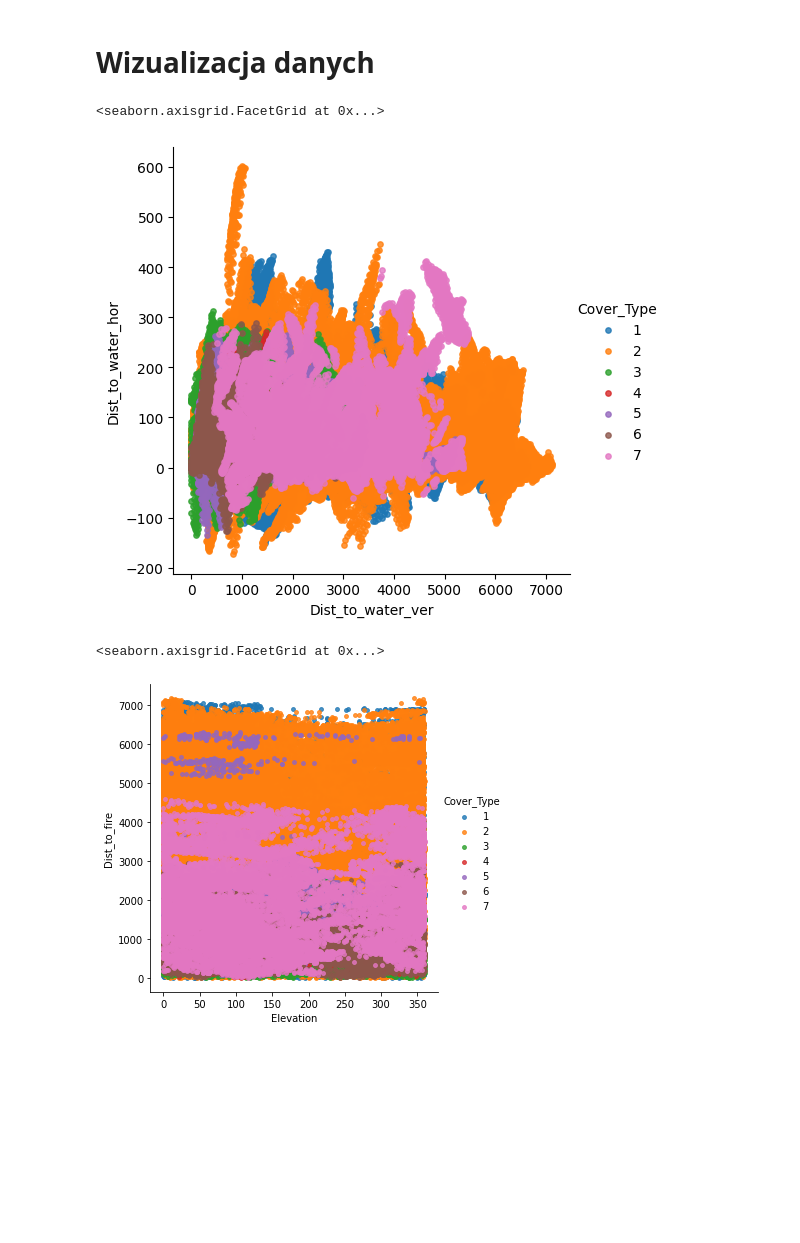
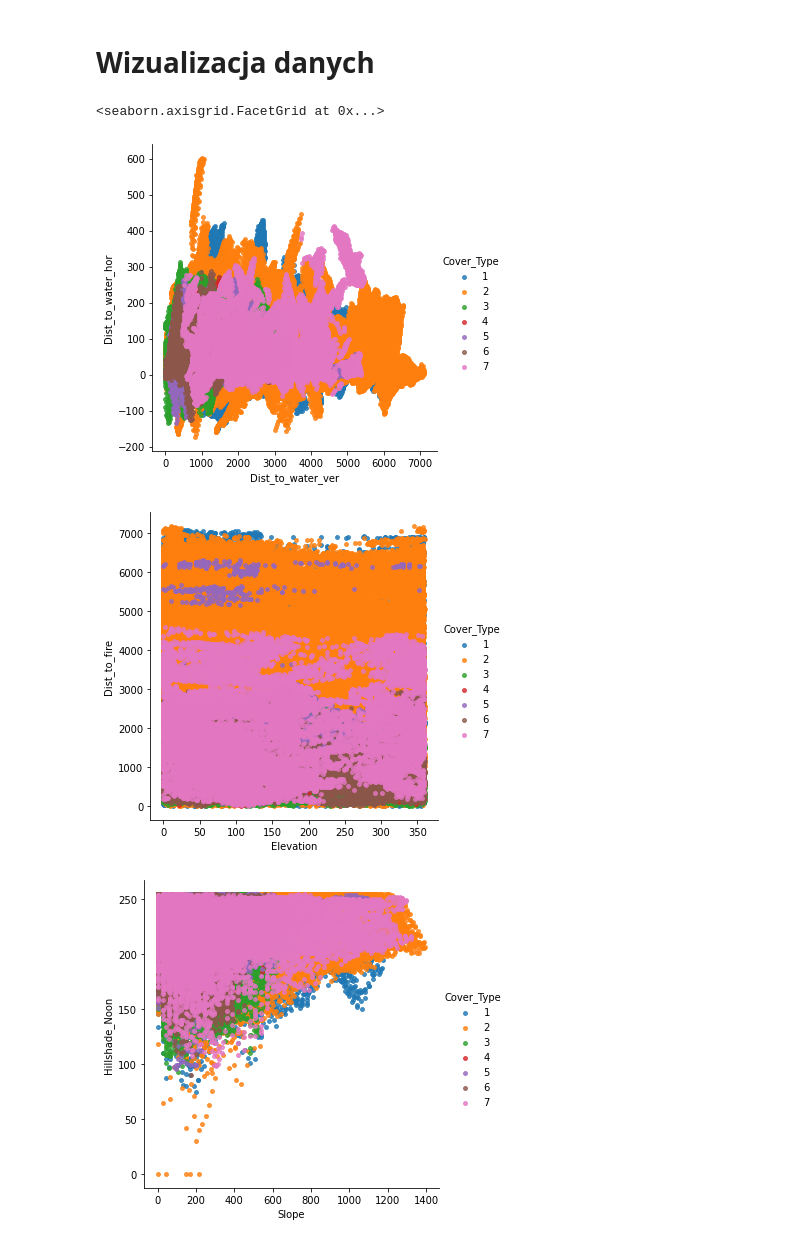
Before and after one commit to ignis05/uj-ci, a Jupyter notebook: Project1.ipynb, the cells around one changed output. Saved outputs shown, nothing was run; the diff lists cells and outputs as text; code cells hidden in the pictures; blank space fills up the shorter version.

```diff
--- a/Project1.ipynb
+++ b/Project1.ipynb
@@ -111,23 +115,28 @@ Dataset 2 - credit screening:
 # %% [markdown]
 # **Wizualizacja danych**
 # %%
-sns.lmplot(x='Dist_to_water_ver',
-           y='Dist_to_water_hor',
+sns.lmplot('Dist_to_water_ver', 'Dist_to_water_hor',
            data=covtype_dataset,
            fit_reg=False,
            hue="Cover_Type",
            scatter_kws={"marker": "D",
                         "s": 15})
+
+sns.lmplot('Elevation', 'Dist_to_fire',
+           data=covtype_dataset,
+           fit_reg=False,
+           hue="Cover_Type",
+           scatter_kws={"marker": "D",
+                        "s": 15})
+
+sns.lmplot('Slope', 'Hillshade_Noon',
+           data=covtype_dataset,
+           fit_reg=False,
+           hue="Cover_Type",
+           scatter_kws={"marker": "D",
+                        "s": 15})
 # %% [output]
 <seaborn.axisgrid.FacetGrid at 0x...>
-[figure, old version]
+[figure, new version]
+[figure, added]
+[figure, added]
-# %%
-sns.lmplot('Elevation', 'Dist_to_fire',
-           data=covtype_dataset,
-           fit_reg=False,
-           hue="Cover_Type",
-           scatter_kws={"marker": "D",
-                        "s": 15})
-# %% [output]
-<seaborn.axisgrid.FacetGrid at 0x...>
-[figure, removed]
```
Also changed, not shown: parts of 11 cells of this notebook.
